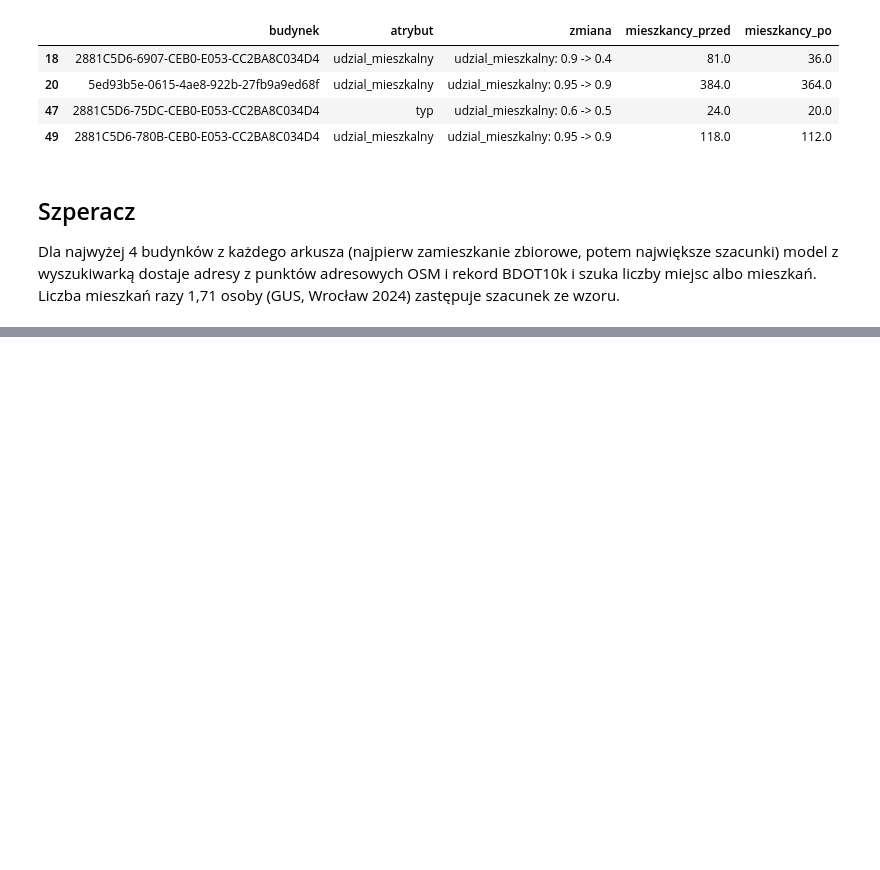
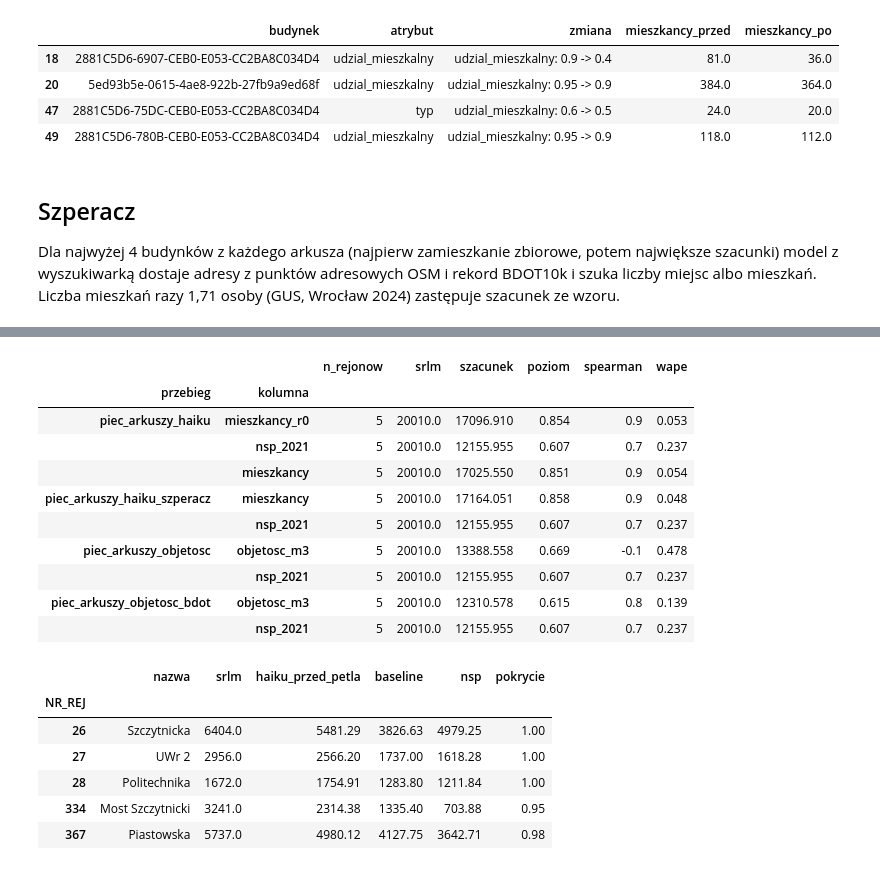
Before and after one commit to wust-terrain/wroclaw-population-agents, a Jupyter notebook: notebooks/piec_arkuszy.ipynb, the cells around one changed output, grey strips where cells are left out. Cells and saved outputs as stored; diff of their text form; code cells hidden in the pictures; blank space fills up the shorter version.

```diff
--- a/notebooks/piec_arkuszy.ipynb
+++ b/notebooks/piec_arkuszy.ipynb
@@ -194,0 +202,29 @@ s[["arkusz", "funkcja", "adresy", "mieszkancy_wzor", "znalezione", "liczba_z_sie
+# %%
+from agenci.ewaluacja import podsumowanie_srlm
+from agenci.srlm import wczytaj_srlm
+
+miary, rejony = podsumowanie_srlm()
+miary = miary[miary.index.get_level_values("przebieg").str.startswith("piec_arkuszy")]
+display(miary.round(3))
+t = rejony.xs(("piec_arkuszy_haiku", "mieszkancy_r0"), level=("przebieg", "kolumna"))
+b = rejony.xs(("piec_arkuszy_objetosc_bdot", "objetosc_m3"), level=("przebieg", "kolumna"))
+t.assign(baseline=b.suma)[["nazwa", "srlm", "suma", "baseline", "nsp", "pokrycie"]].round(2).rename(columns={"suma": "haiku_przed_petla"})
+# %% [output]
+|  |  | n_rejonow | srlm | szacunek | poziom | spearman | wape |
+| przebieg | kolumna |  |  |  |  |  |  |
+| piec_arkuszy_haiku | mieszkancy_r0 | 5 | 20010.0 | 17096.910 | 0.854 | 0.9 | 0.053 |
+|  | nsp_2021 | 5 | 20010.0 | 12155.955 | 0.607 | 0.7 | 0.237 |
+|  | mieszkancy | 5 | 20010.0 | 17025.550 | 0.851 | 0.9 | 0.054 |
+| piec_arkuszy_haiku_szperacz | mieszkancy | 5 | 20010.0 | 17164.051 | 0.858 | 0.9 | 0.048 |
+|  | nsp_2021 | 5 | 20010.0 | 12155.955 | 0.607 | 0.7 | 0.237 |
+| piec_arkuszy_objetosc | objetosc_m3 | 5 | 20010.0 | 13388.558 | 0.669 | -0.1 | 0.478 |
+|  | nsp_2021 | 5 | 20010.0 | 12155.955 | 0.607 | 0.7 | 0.237 |
+| piec_arkuszy_objetosc_bdot | objetosc_m3 | 5 | 20010.0 | 12310.578 | 0.615 | 0.8 | 0.139 |
+|  | nsp_2021 | 5 | 20010.0 | 12155.955 | 0.607 | 0.7 | 0.237 |
+|  | nazwa | srlm | haiku_przed_petla | baseline | nsp | pokrycie |
+| NR_REJ |  |  |  |  |  |  |
+| 26 | Szczytnicka | 6404.0 | 5481.29 | 3826.63 | 4979.25 | 1.00 |
+| 27 | UWr 2 | 2956.0 | 2566.20 | 1737.00 | 1618.28 | 1.00 |
+| 28 | Politechnika | 1672.0 | 1754.91 | 1283.80 | 1211.84 | 1.00 |
+| 334 | Most Szczytnicki | 3241.0 | 2314.38 | 1335.40 | 703.88 | 0.95 |
+| 367 | Piastowska | 5737.0 | 4980.12 | 4127.75 | 3642.71 | 0.98 |
```
Also changed, not shown: parts of 2 cells of this notebook, 24 other files.
